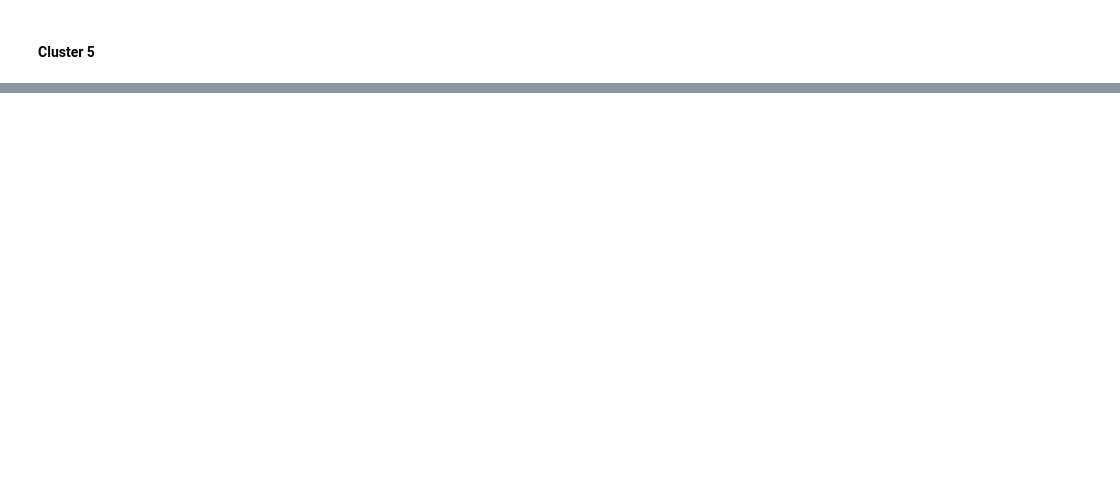
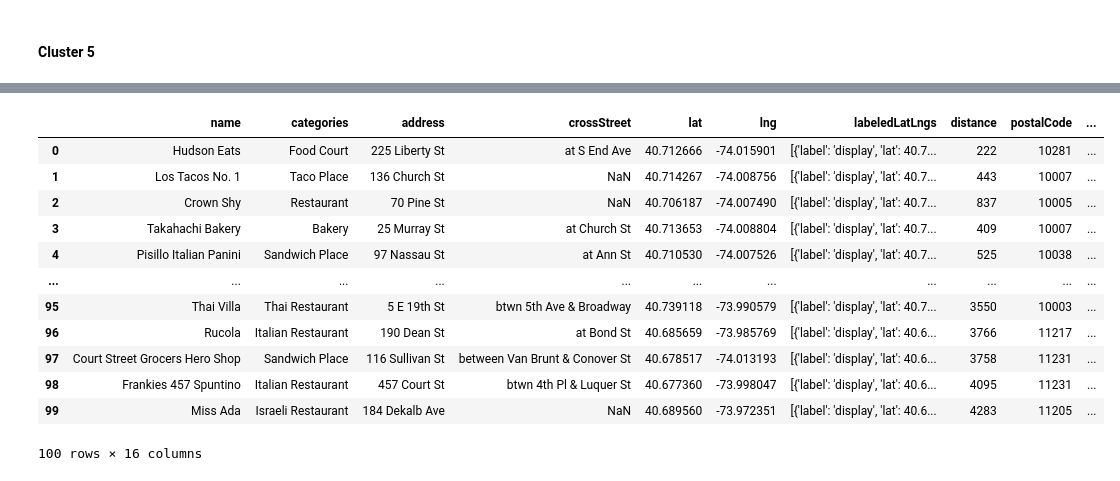
Before and after one commit to tazV2/Applied-Data-Science-Capstone, a Jupyter notebook: week_4/new_york.ipynb, the cells around one changed output, grey strips where cells are left out. Drawn from its saved outputs; the diff is of its cells as text; code cells hidden in the pictures; blank space fills up the shorter version.

```diff
--- a/week_4/new_york.ipynb
+++ b/week_4/new_york.ipynb
@@ -326,0 +318,12 @@ new_york_merged.loc[new_york_merged['Cluster Labels'] == 4, new_york_merged.colu
+# %%
+def find_q(area_name, latitude, longitude, search):
+    url = f"https://api.foursquare.com/v2/venues/explore?client_id=N40W0THAJDZYKLHLHWRDBU01LIMNXBMXZ03X5ZOGZSRVMLSR&client_secret=PRO2XOOK3SLUG52RR0LM0AZX5RLRSAHIQ2NJWSLXMRVDBEGJ&ll={latitude},{longitude}&query={search}&v=20180604&radius=30000&limit=100"
+    results = requests.get(url).json()
+    dataframe = pd.json_normalize(results["response"]["groups"][0]["items"])
+    filtered_columns = ['venue.name', 'venue.categories'] + [col for col in dataframe.columns if col.startswith('venue.location.')] + ['venue.id']
+    dataframe_filtered = dataframe.loc[:, filtered_columns]
+    dataframe_filtered['venue.categories'] = dataframe_filtered.apply(get_category_type, axis=1) # category for each row
+    dataframe_filtered.columns = [col.split('.')[-1] for col in dataframe_filtered.columns] # clean columns
+
+    dataframe_filtered.to_pickle(f"{area_name}.pkl") # save to pickle so that wont call the api over and over again
+    return dataframe_filtered
@@ -326,0 +349,17 @@ new_york_merged.loc[new_york_merged['Cluster Labels'] == 4, new_york_merged.colu
+# %%
+restaurant = find_q("restaurants", 40.71227903203283, -74.01331115542504, "restaurant")
+restaurant
+# %% [output]
+|  | name | categories | address | crossStreet | lat | lng | labeledLatLngs | distance | postalCode | ... |
+| 0 | Hudson Eats | Food Court | 225 Liberty St | at S End Ave | 40.712666 | -74.015901 | [{'label': 'display', 'lat': 40.7... | 222 | 10281 | ... |
+| 1 | Los Tacos No. 1 | Taco Place | 136 Church St | NaN | 40.714267 | -74.008756 | [{'label': 'display', 'lat': 40.7... | 443 | 10007 | ... |
+| 2 | Crown Shy | Restaurant | 70 Pine St | NaN | 40.706187 | -74.007490 | [{'label': 'display', 'lat': 40.7... | 837 | 10005 | ... |
+| 3 | Takahachi Bakery | Bakery | 25 Murray St | at Church St | 40.713653 | -74.008804 | [{'label': 'display', 'lat': 40.7... | 409 | 10007 | ... |
+| 4 | Pisillo Italian Panini | Sandwich Place | 97 Nassau St | at Ann St | 40.710530 | -74.007526 | [{'label': 'display', 'lat': 40.7... | 525 | 10038 | ... |
+| ... | ... | ... | ... | ... | ... | ... | ... | ... | ... | ... |
+| 95 | Thai Villa | Thai Restaurant | 5 E 19th St | btwn 5th Ave & Broadway | 40.739118 | -73.990579 | [{'label': 'display', 'lat': 40.7... | 3550 | 10003 | ... |
+| 96 | Rucola | Italian Restaurant | 190 Dean St | at Bond St | 40.685659 | -73.985769 | [{'label': 'display', 'lat': 40.6... | 3766 | 11217 | ... |
+| 97 | Court Street Grocers Hero Shop | Sandwich Place | 116 Sullivan St | between Van Brunt & Conover St | 40.678517 | -74.013193 | [{'label': 'display', 'lat': 40.6... | 3758 | 11231 | ... |
+| 98 | Frankies 457 Spuntino | Italian Restaurant | 457 Court St | btwn 4th Pl & Luquer St | 40.677360 | -73.998047 | [{'label': 'display', 'lat': 40.6... | 4095 | 11231 | ... |
+| 99 | Miss Ada | Israeli Restaurant | 184 Dekalb Ave | NaN | 40.689560 | -73.972351 | [{'label': 'display', 'lat': 40.6... | 4283 | 11205 | ... |
+100 rows × 16 columns
```
Also changed, not shown: parts of 47 cells of this notebook, 29 other files.
